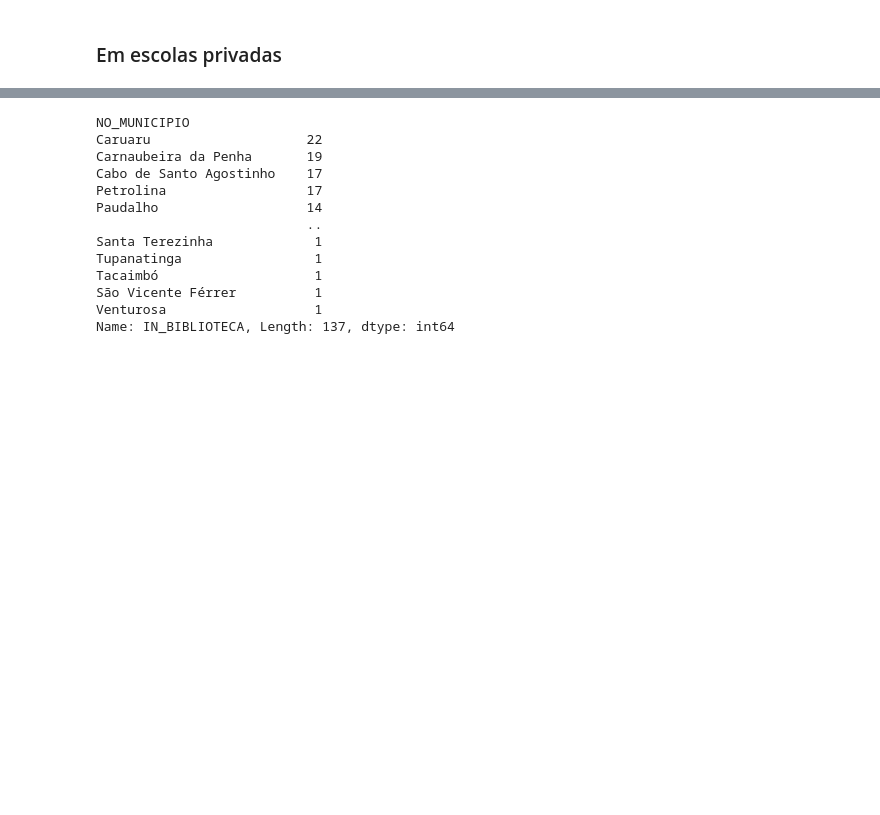
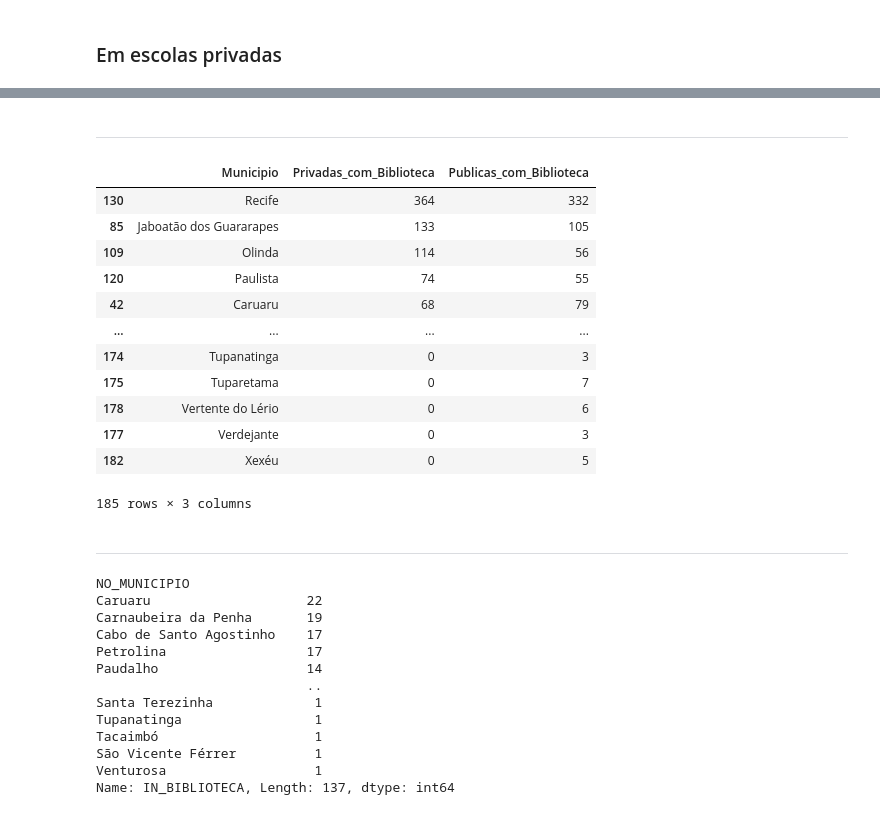
Before and after one commit to joao-victor-73/python.estudos, a Jupyter notebook: Estudos/Analise de Dados/Projeto 3 - Análise de desigualdade Educacional/rascunho_da_analise.ipynb, the cells around one changed output, grey strips where cells are left out. Drawn from its saved outputs; the diff is of its cells as text; code cells hidden in the pictures; blank space fills up the shorter version.

```diff
--- a/Estudos/Analise de Dados/Projeto 3 - Análise de desigualdade Educacional/rascunho_da_analise.ipynb
+++ b/Estudos/Analise de Dados/Projeto 3 - Análise de desigualdade Educacional/rascunho_da_analise.ipynb
@@ -223,8 +253,8 @@ IN_BIBLIOTECA
 Name: count, dtype: int64
 # %%
-df_bibli_priv = df_publicas[
-    (df_publicas['IN_BIBLIOTECA'] == 1) &
-    (df_publicas['IN_BIBLIOTECA_SALA_LEITURA'] == 1)
+df_bibli_priv = df_privadas[
+    (df_privadas['IN_BIBLIOTECA'] == 1) &
+    (df_privadas['IN_BIBLIOTECA_SALA_LEITURA'] == 1)
 ]
 
 df_resumo_bibli_priv = df_bibli_priv.groupby('NO_MUNICIPIO')['IN_BIBLIOTECA'].count()
@@ -233,0 +276,43 @@ df_resumo_bibli_priv = df_resumo_bibli_priv.sort_values(ascending=False)
+# %% [markdown]
+___
+# %%
+# Dando um merge nos dois dataframes
+
+df_bibliotecas = pd.merge(
+    df_resumo_bibli_priv,
+    df_resumo_bibli_pub,
+    on='NO_MUNICIPIO',
+    how='outer'  # garante que todos os municípios apareçam, mesmo que só tenham públicas ou privadas
+)
+
+df_bibliotecas.reset_index(inplace=True) # Cria uma nova coluna de indice e a antiga ('NO_MUNICIPIO') se torna uma coluna normal
+
+df_bibliotecas.fillna(0, inplace=True)  # Se tiver NaN (ou seja, um município que só tem pública ou privada), preenche com 0
+
+# Renomeando o nome das colunas
+df_bibliotecas.rename(columns={
+    'NO_MUNICIPIO': 'Municipio',
+    'IN_BIBLIOTECA_y': 'Publicas_com_Biblioteca',
+    'IN_BIBLIOTECA_x': 'Privadas_com_Biblioteca'
+}, inplace=True)
+
+# Convertendo as colunas de totais das bibliotecas para inteiros
+df_bibliotecas[['Publicas_com_Biblioteca', 'Privadas_com_Biblioteca']] = df_bibliotecas[
+    ['Publicas_com_Biblioteca', 'Privadas_com_Biblioteca']
+].astype(int)  # Converte para inteiro
+# %%
+df_bibliotecas.sort_values(by='Privadas_com_Biblioteca', ascending=False)
+# %% [output]
+|  | Municipio | Privadas_com_Biblioteca | Publicas_com_Biblioteca |
+| 130 | Recife | 364 | 332 |
+| 85 | Jaboatão dos Guararapes | 133 | 105 |
+| 109 | Olinda | 114 | 56 |
+| 120 | Paulista | 74 | 55 |
+| 42 | Caruaru | 68 | 79 |
+| ... | ... | ... | ... |
+| 174 | Tupanatinga | 0 | 3 |
+| 175 | Tuparetama | 0 | 7 |
+| 178 | Vertente do Lério | 0 | 6 |
+| 177 | Verdejante | 0 | 3 |
+| 182 | Xexéu | 0 | 5 |
+185 rows × 3 columns
@@ -234,3 +324,5 @@ df_resumo_bibli_priv = df_resumo_bibli_priv.sort_values(ascending=False)
+# %% [markdown]
+___
 # %%
 df2 = df[
     (df['IN_BIBLIOTECA'] == 1) &
```
Also changed, not shown: parts of 21 cells of this notebook, 3 other files.
